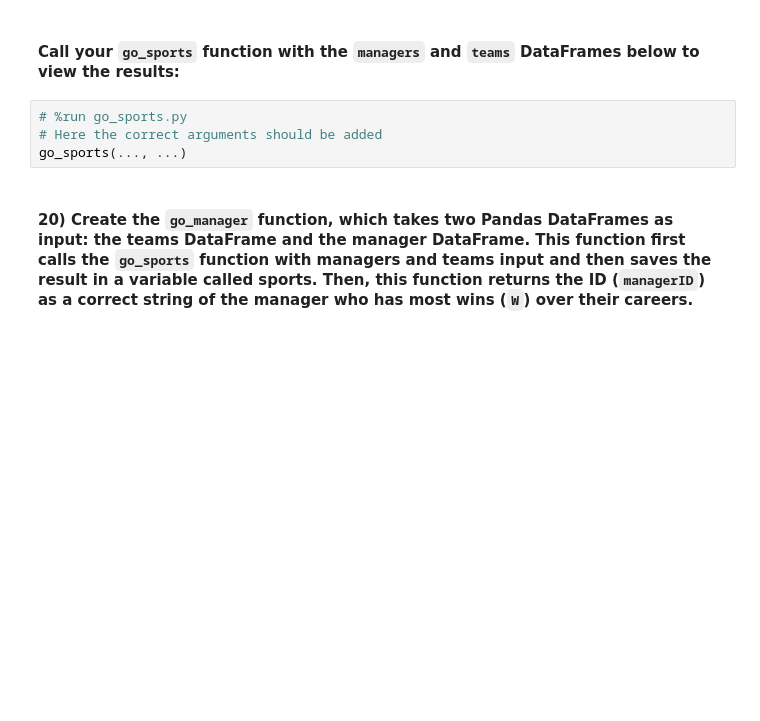
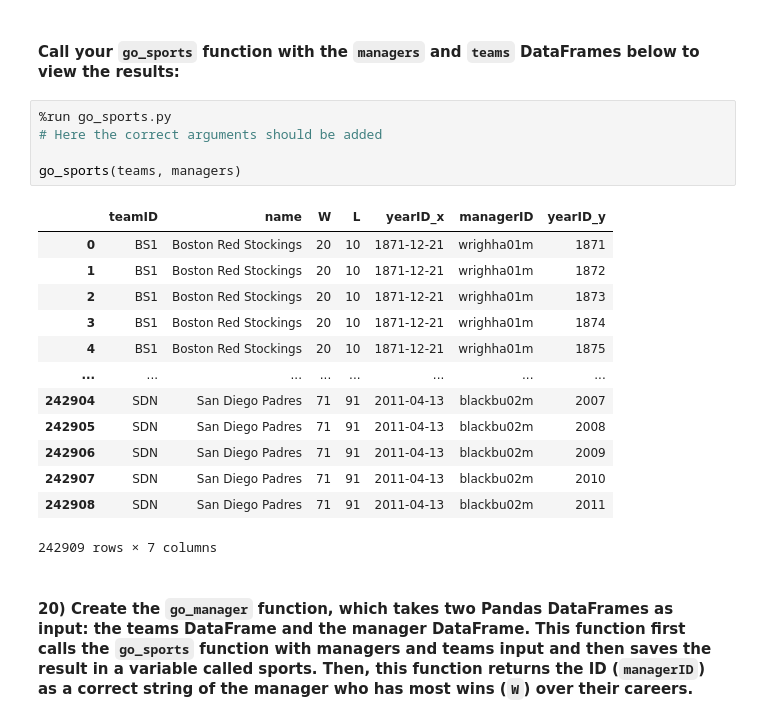
Before and after one commit to peppathecodingpig/programming-assignment-2, a Jupyter notebook: assignment_package/assignment.ipynb, the cells around one changed output. Cells and saved outputs as stored; diff of their text form; blank space fills up the shorter version.

```diff
--- a/assignment_package/assignment.ipynb
+++ b/assignment_package/assignment.ipynb
@@ -579,9 +625,24 @@ def go_sports(teams, managers) -> pd.DataFrame:
 # %% [markdown]
 #### Call your `go_sports` function with the `managers` and `teams` DataFrames below to view the results:
 # %%
-# %run go_sports.py
+%run go_sports.py
 # Here the correct arguments should be added
-go_sports(..., ...)
+
+go_sports(teams, managers)
+# %% [output]
+|  | teamID | name | W | L | yearID_x | managerID | yearID_y |
+| 0 | BS1 | Boston Red Stockings | 20 | 10 | 1871-12-21 | wrighha01m | 1871 |
+| 1 | BS1 | Boston Red Stockings | 20 | 10 | 1871-12-21 | wrighha01m | 1872 |
+| 2 | BS1 | Boston Red Stockings | 20 | 10 | 1871-12-21 | wrighha01m | 1873 |
+| 3 | BS1 | Boston Red Stockings | 20 | 10 | 1871-12-21 | wrighha01m | 1874 |
+| 4 | BS1 | Boston Red Stockings | 20 | 10 | 1871-12-21 | wrighha01m | 1875 |
+| ... | ... | ... | ... | ... | ... | ... | ... |
+| 242904 | SDN | San Diego Padres | 71 | 91 | 2011-04-13 | blackbu02m | 2007 |
+| 242905 | SDN | San Diego Padres | 71 | 91 | 2011-04-13 | blackbu02m | 2008 |
+| 242906 | SDN | San Diego Padres | 71 | 91 | 2011-04-13 | blackbu02m | 2009 |
+| 242907 | SDN | San Diego Padres | 71 | 91 | 2011-04-13 | blackbu02m | 2010 |
+| 242908 | SDN | San Diego Padres | 71 | 91 | 2011-04-13 | blackbu02m | 2011 |
+242909 rows × 7 columns
 # %% [markdown]
 #### 20) Create the **`go_manager`** function, which takes two Pandas DataFrames as input: the teams DataFrame and the manager DataFrame. This function first calls the `go_sports` function with managers and teams input and then saves the result in a variable called sports. Then, this function **returns the ID (`managerID`) as a correct string of the manager who has most wins (`W`) over their careers.**
 # %%
```
Also changed, not shown: parts of 9 cells of this notebook, 5 other files.
